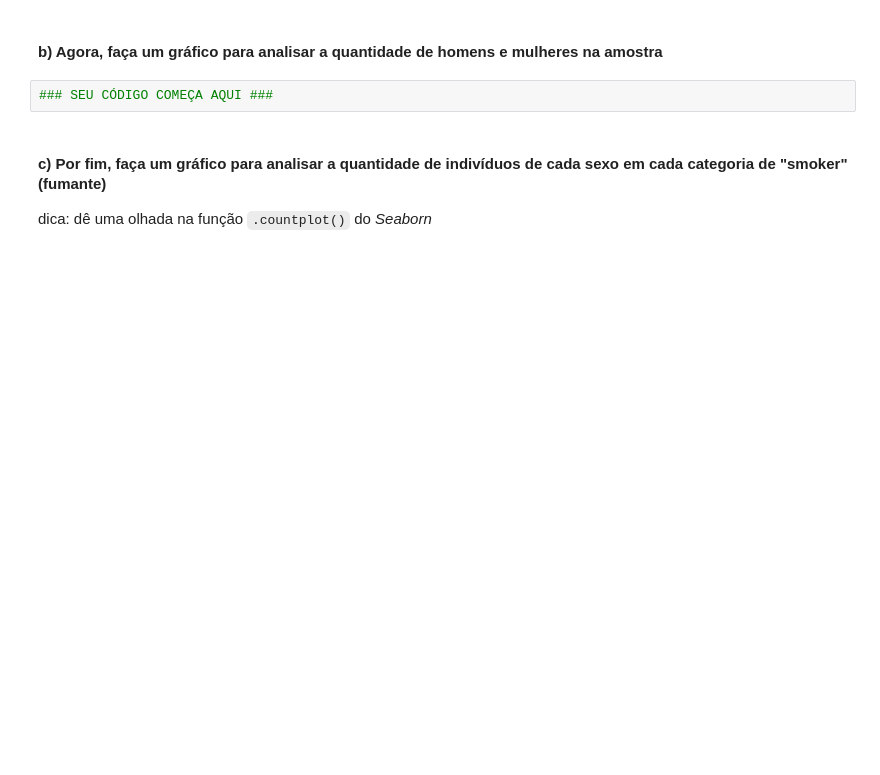
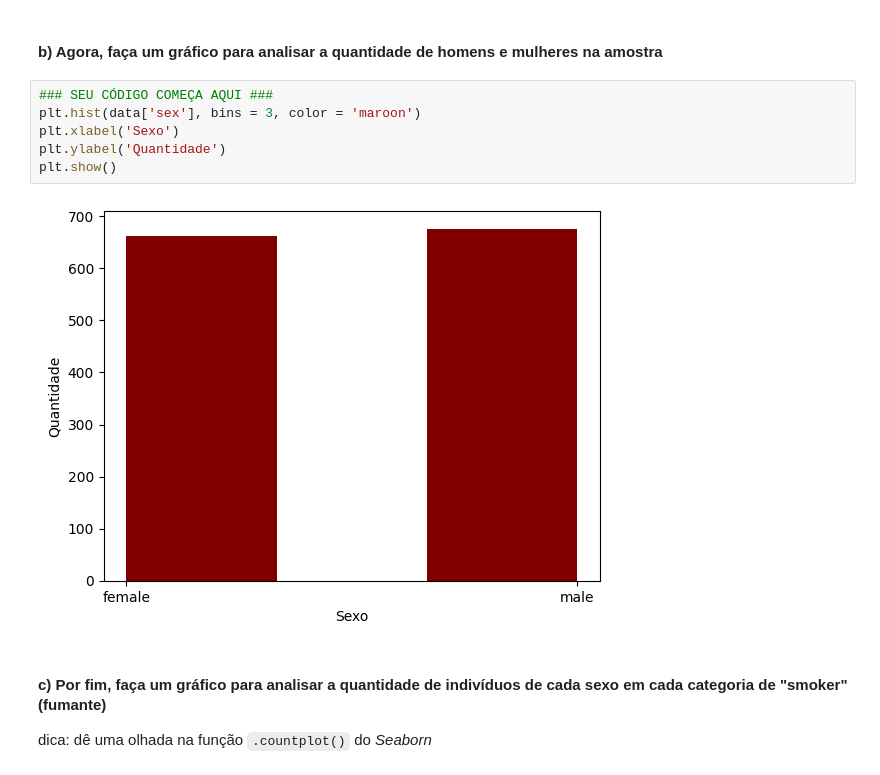
Before and after one commit to GvFreitas1/ListasdeExercicios-CursodePython2022, a Jupyter notebook: Aula 8 - Visualização de Dados/Lista - Visualização de dados.ipynb, the cells around one changed output. Cells and saved outputs as stored; diff of their text form; blank space fills up the shorter version.

````diff
--- a/Aula 8 - Visualização de Dados/Lista - Visualização de dados.ipynb
+++ b/Aula 8 - Visualização de Dados/Lista - Visualização de dados.ipynb
@@ -83,6 +95,12 @@ dtype: int64
 #### b) Agora, faça um gráfico para analisar a quantidade de homens e mulheres na amostra
 # %%
 ### SEU CÓDIGO COMEÇA AQUI ###
+plt.hist(data['sex'], bins = 3, color = 'maroon')
+plt.xlabel('Sexo')
+plt.ylabel('Quantidade')
+plt.show()
+# %% [output]
+[figure, added]
 # %% [markdown]
 #### c) Por fim, faça um gráfico para analisar a quantidade de indivíduos de cada sexo em cada categoria de "smoker" (fumante)
 dica: dê uma olhada na função ```.countplot()``` do *Seaborn*
````
Also changed, not shown: parts of 4 cells of this notebook.
